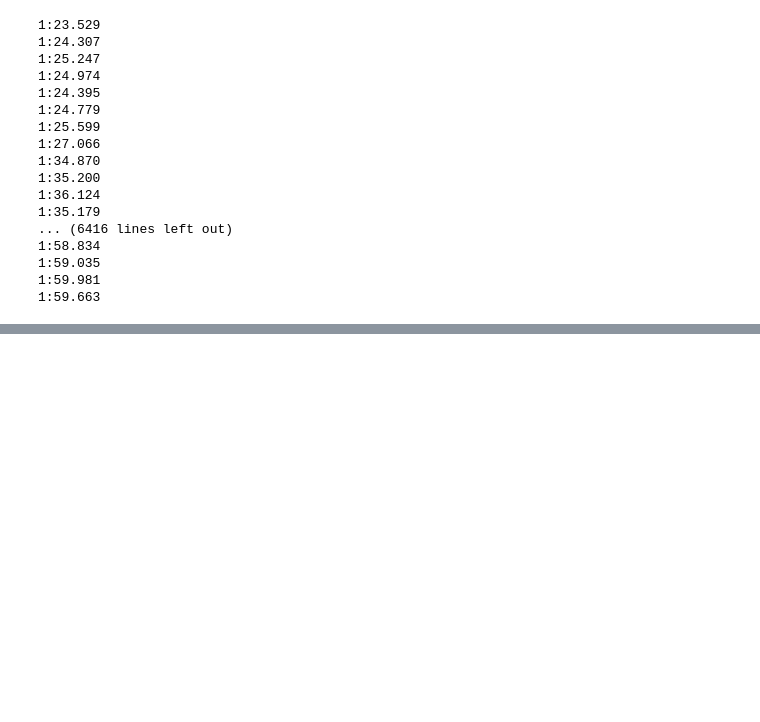
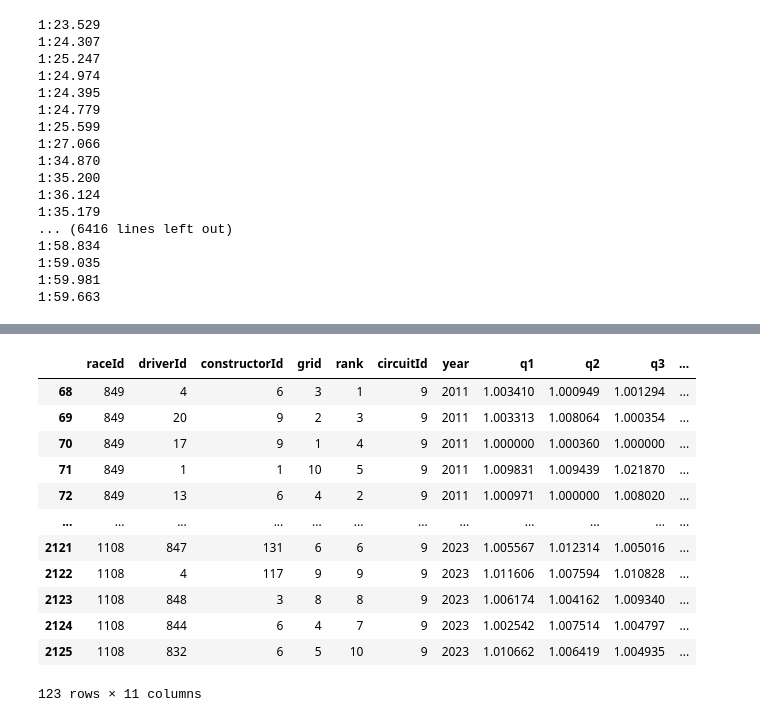
Before and after one commit to EmreKARABLT/F1, a Jupyter notebook: da.ipynb, the cells around one changed output, grey strips where cells are left out. Saved outputs shown, nothing was run; the diff lists cells and outputs as text; code cells hidden in the pictures; blank space fills up the shorter version.

```diff
--- a/da.ipynb
+++ b/da.ipynb
@@ -155,3 +106,25 @@ a
+# %%
+
+raceIds = np.unique(a['raceId'])
+
+for raceId in raceIds:
+    filtered_acc_race = a[a['raceId'] == raceId]
+    min_q1 = np.min(filtered_acc_race['q1'])
+    min_q2 = np.min(filtered_acc_race['q2'])
+    min_q3 = np.min(filtered_acc_race['q3'])
+    for i in filtered_acc_race.index.values:
+        a.loc[i,'q1'] = a.loc[i, 'q1'] / min_q1
+        a.loc[i,'q2'] = a.loc[i, 'q2'] / min_q2
+        a.loc[i,'q3'] = a.loc[i, 'q3'] / min_q3
+# %%
+a['avg_finish'] = np.zeros(len(a))
+for i in a.index.values:
+    driverId , raceId = a.loc[i, 'driverId'] , a.loc[i, 'raceId']
+    all_previous = results.query(f"driverId == {driverId} and  raceId < {raceId}")
+    average_finish = 21
+    if len(all_previous) != 0:
+        average_finish = np.sum( all_previous['positionOrder'] ) / len(all_previous)
+        a.loc[i,'avg_finish'] = average_finish
 # %%
 import numpy as np
 from sklearn.model_selection import KFold
@@ -164,0 +137,22 @@ ModuleNotFoundError: No module named 'tensorflow'
+# %%
+a['rank'] = a['rank'].astype('int64')
+# %%
+b = a.query('stop <= 3')
+y = b[['stop']]
+X = b.drop(columns=['pitstrategy','positionOrder','stop'])
+# %%
+X
+# %% [output]
+|  | raceId | driverId | constructorId | grid | rank | circuitId | year | q1 | q2 | q3 | ... |
+| 68 | 849 | 4 | 6 | 3 | 1 | 9 | 2011 | 1.003410 | 1.000949 | 1.001294 | ... |
+| 69 | 849 | 20 | 9 | 2 | 3 | 9 | 2011 | 1.003313 | 1.008064 | 1.000354 | ... |
+| 70 | 849 | 17 | 9 | 1 | 4 | 9 | 2011 | 1.000000 | 1.000360 | 1.000000 | ... |
+| 71 | 849 | 1 | 1 | 10 | 5 | 9 | 2011 | 1.009831 | 1.009439 | 1.021870 | ... |
+| 72 | 849 | 13 | 6 | 4 | 2 | 9 | 2011 | 1.000971 | 1.000000 | 1.008020 | ... |
+| ... | ... | ... | ... | ... | ... | ... | ... | ... | ... | ... | ... |
+| 2121 | 1108 | 847 | 131 | 6 | 6 | 9 | 2023 | 1.005567 | 1.012314 | 1.005016 | ... |
+| 2122 | 1108 | 4 | 117 | 9 | 9 | 9 | 2023 | 1.011606 | 1.007594 | 1.010828 | ... |
+| 2123 | 1108 | 848 | 3 | 8 | 8 | 9 | 2023 | 1.006174 | 1.004162 | 1.009340 | ... |
+| 2124 | 1108 | 844 | 6 | 4 | 7 | 9 | 2023 | 1.002542 | 1.007514 | 1.004797 | ... |
+| 2125 | 1108 | 832 | 6 | 5 | 10 | 9 | 2023 | 1.010662 | 1.006419 | 1.004935 | ... |
+123 rows × 11 columns
```
Also changed, not shown: parts of 28 cells of this notebook.
